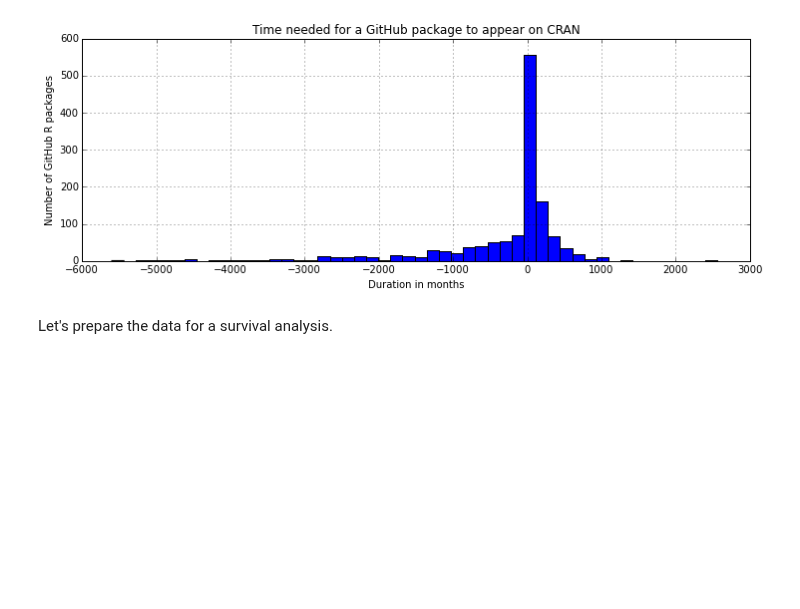
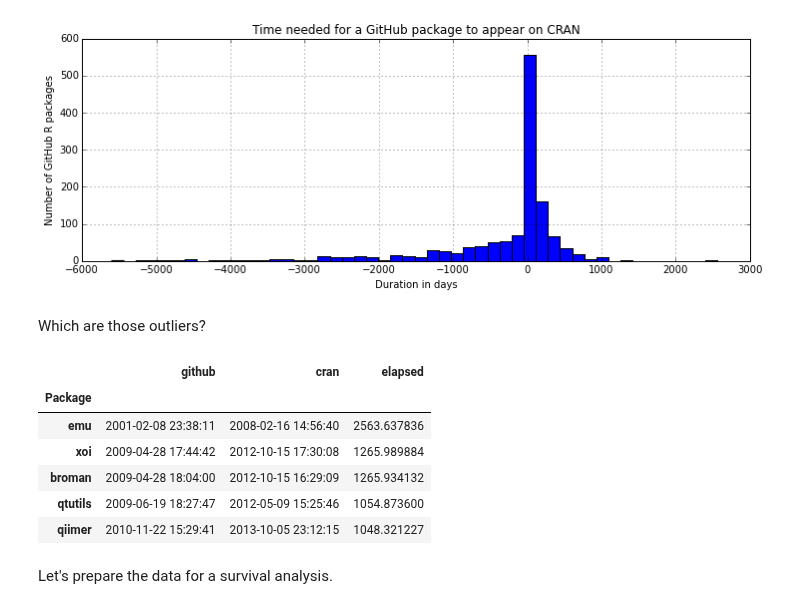
Before and after one commit to maelick/GitHub-API-Helpers, a Jupyter notebook: SANER2016/notebooks/CRAN Distribution of GitHub Packages.ipynb, the cells around one changed output. Drawn from its saved outputs; the diff is of its cells as text; code cells hidden in the pictures; blank space fills up the shorter version.

```diff
--- a/SANER2016/notebooks/CRAN Distribution of GitHub Packages.ipynb
+++ b/SANER2016/notebooks/CRAN Distribution of GitHub Packages.ipynb
@@ -13,7 +13,7 @@ from IPython.display import set_matplotlib_formats
 cran_release = pandas.DataFrame.from_csv('../data/cran-package-releases-150526.csv', index_col=None)
 data = pandas.DataFrame.from_csv('../data/github-cran-bioc-alldata-150420.csv', index_col=None)
 # %%
-github = data.query('Source == "github"').sort('Date').drop_duplicates('Package')[['Package', 'Date']].set_index('Package')
+github = data.query('Source == "github"').sort('Date').drop_duplicates('Package').set_index('Package')
 github.rename(columns={'Date': 'github'}, inplace=True)
 # %%
 cran = cran_release.sort('mtime').drop_duplicates('package').rename(columns={'package': 'Package', 'mtime': 'cran'})[['Package', 'cran']].set_index('Package')
@@ -28,4 +28,14 @@ packages['cran'] = pandas.to_datetime(packages['cran']).astype('datetime64[ns]')
 # Compute delta & sort (cosmetic)
 packages['elapsed'] = packages['cran'] - packages['github']
 packages.sort('elapsed', inplace=True)
+
+# In days
+packages['elapsed'] = packages['elapsed'] / pandas.np.timedelta64(1, 'D')
+
+# Do GitHub packages have a CRAN dependency?
+packages.fillna({'Depends': '', 'Imports': ''}, inplace=True)
+cran_deps = lambda r: any((p in cran.index for p in
+  [x.strip() for x in r['Depends'].split(' ') if len(x.strip())>0] + [x.strip() for x in r['Imports'].split(' ') if len(x.strip())>0]
+))
+packages['cran_deps'] = packages.apply(cran_deps, axis=1)
 # %%
@@ -37,6 +47,18 @@ ax.set_ylabel('Number of GitHub R packages')
 # %% [output]
 <matplotlib.text.Text at 0x...>
 [figure]
+# %% [markdown]
+Which are those outliers?
+# %%
+packages.sort('elapsed', ascending=False)[:5][['github', 'cran', 'elapsed']]
+# %% [output]
+|  | github | cran | elapsed |
+| Package |  |  |  |
+| emu | 2001-02-08 23:38:11 | 2008-02-16 14:56:40 | 2563.637836 |
+| xoi | 2009-04-28 17:44:42 | 2012-10-15 17:30:08 | 1265.989884 |
+| broman | 2009-04-28 18:04:00 | 2012-10-15 16:29:09 | 1265.934132 |
+| qtutils | 2009-06-19 18:27:47 | 2012-05-09 15:25:46 | 1054.873600 |
+| qiimer | 2010-11-22 15:29:41 | 2013-10-05 23:12:15 | 1048.321227 |
 # %% [markdown]
 Let's prepare the data for a survival analysis.
 # %%
```
Also changed, not shown: parts of 4 cells of this notebook.
